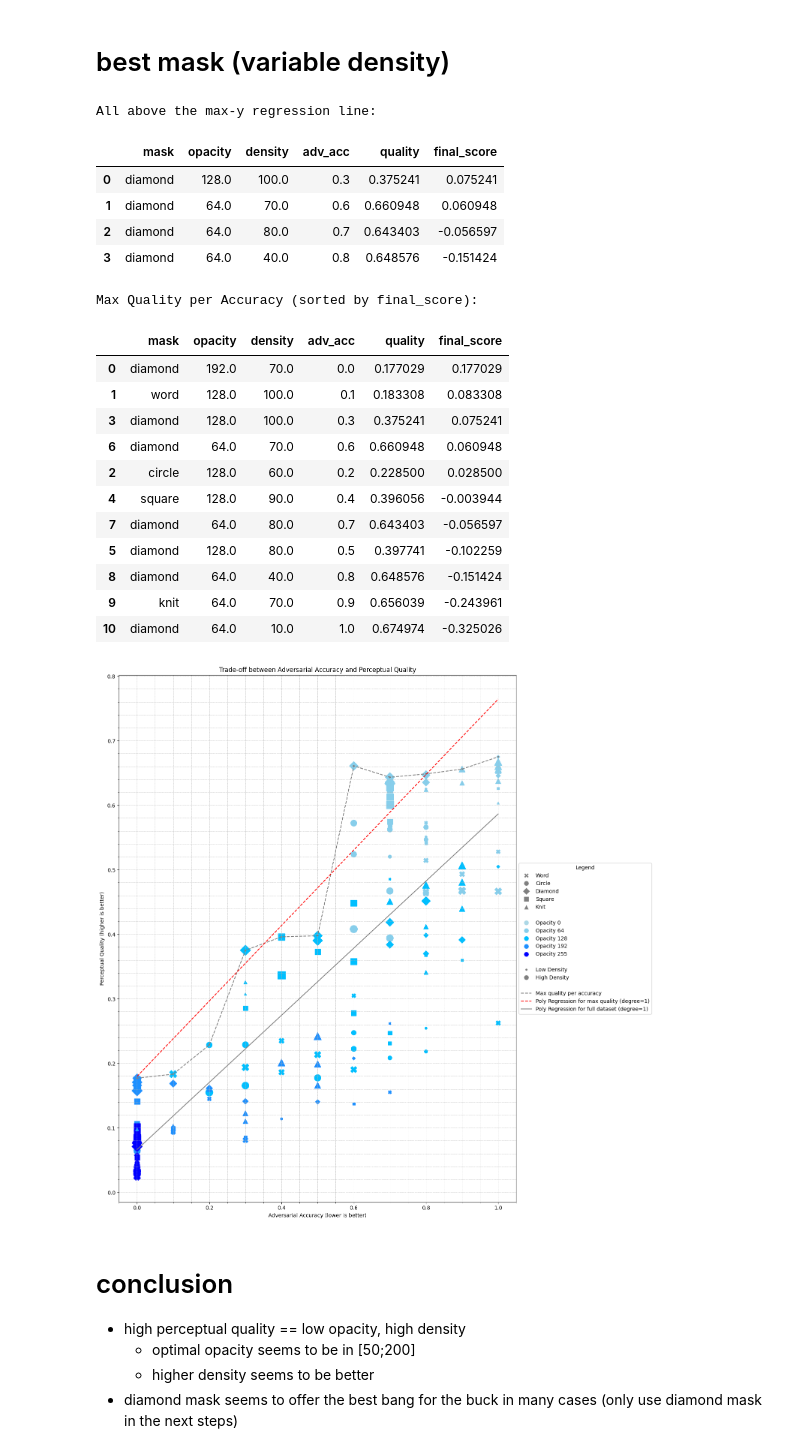
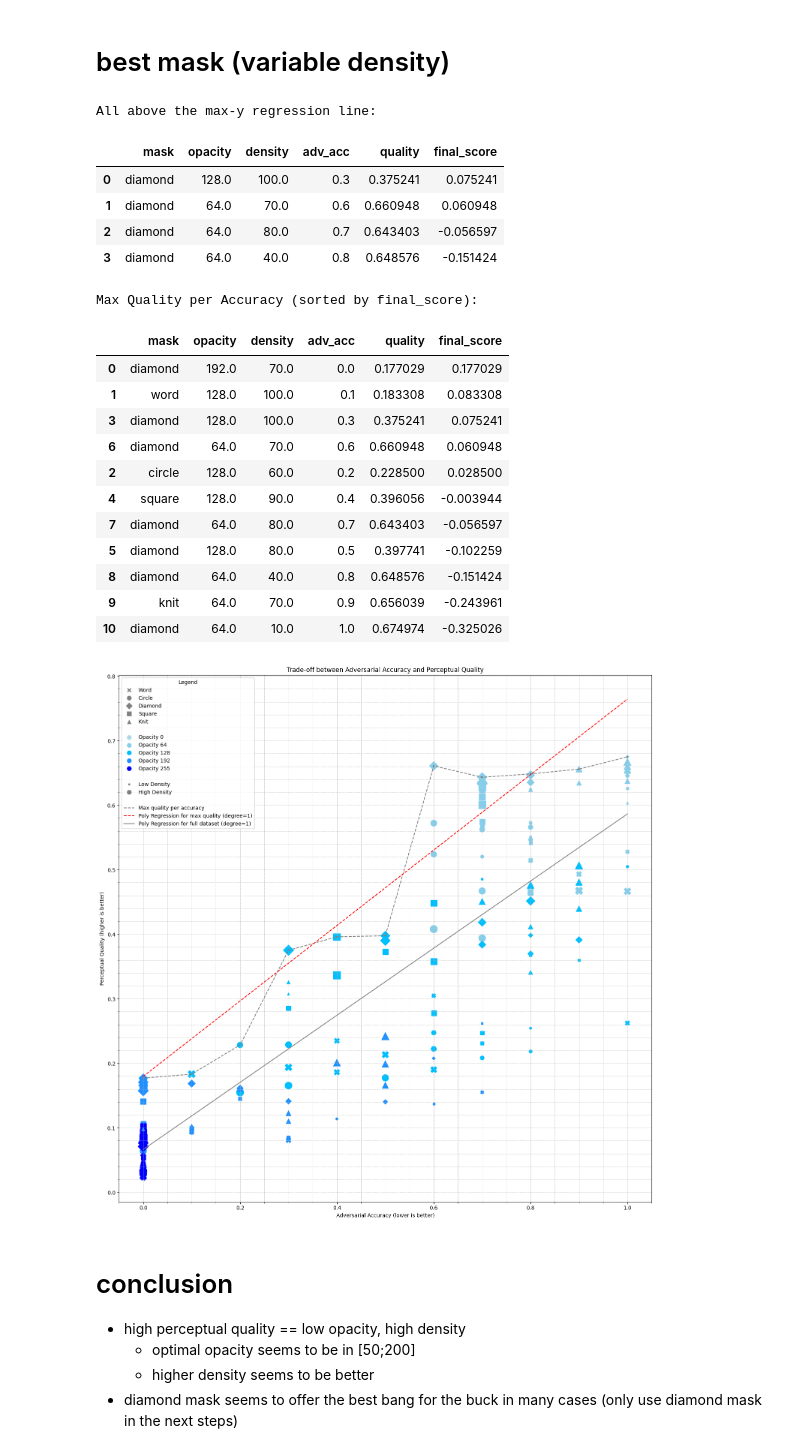
Before and after one commit to ETH-DISCO/advx-bench, a Jupyter notebook: analysis/0-eval_cls_mask.ipynb, the cells around one changed output. Saved outputs shown, nothing was run; the diff lists cells and outputs as text; code cells hidden in the pictures.

```diff
--- a/analysis/0-eval_cls_mask.ipynb
+++ b/analysis/0-eval_cls_mask.ipynb
@@ -400,37 +400,37 @@ legend_elements.append(plt.Line2D([0], [0], color='red', linestyle='--', label=f
 # legend for polynomial regression
 legend_elements.append(plt.Line2D([0], [0], color='gray', label=f'Poly Regression for full dataset (degree={total_degree})'))
 
-plt.legend(handles=legend_elements, title='Legend', loc='center left', bbox_to_anchor=(1, 0.5))
+plt.legend(handles=legend_elements, title='Legend', loc='upper left')
 
 # add grid
 plt.grid(True, which='both', linestyle='--', linewidth=0.5)
 plt.minorticks_on()
 plt.gca().xaxis.set_minor_locator(AutoMinorLocator())
 plt.gca().yaxis.set_minor_locator(AutoMinorLocator())
 
 plt.tight_layout()
 plt.show()
 # %% [output]
 All above the max-y regression line:
 |  | mask | opacity | density | adv_acc | quality | final_score |
 | 0 | diamond | 128.0 | 100.0 | 0.3 | 0.375241 | 0.075241 |
 | 1 | diamond | 64.0 | 70.0 | 0.6 | 0.660948 | 0.060948 |
 | 2 | diamond | 64.0 | 80.0 | 0.7 | 0.643403 | -0.056597 |
 | 3 | diamond | 64.0 | 40.0 | 0.8 | 0.648576 | -0.151424 |
 Max Quality per Accuracy (sorted by final_score):
 |  | mask | opacity | density | adv_acc | quality | final_score |
 | 0 | diamond | 192.0 | 70.0 | 0.0 | 0.177029 | 0.177029 |
 | 1 | word | 128.0 | 100.0 | 0.1 | 0.183308 | 0.083308 |
 | 3 | diamond | 128.0 | 100.0 | 0.3 | 0.375241 | 0.075241 |
 | 6 | diamond | 64.0 | 70.0 | 0.6 | 0.660948 | 0.060948 |
 | 2 | circle | 128.0 | 60.0 | 0.2 | 0.228500 | 0.028500 |
 | 4 | square | 128.0 | 90.0 | 0.4 | 0.396056 | -0.003944 |
 | 7 | diamond | 64.0 | 80.0 | 0.7 | 0.643403 | -0.056597 |
 | 5 | diamond | 128.0 | 80.0 | 0.5 | 0.397741 | -0.102259 |
 | 8 | diamond | 64.0 | 40.0 | 0.8 | 0.648576 | -0.151424 |
 | 9 | knit | 64.0 | 70.0 | 0.9 | 0.656039 | -0.243961 |
 | 10 | diamond | 64.0 | 10.0 | 1.0 | 0.674974 | -0.325026 |
-[figure, old version]
+[figure, new version]
 # %% [markdown]
 # conclusion
 
```
Also changed, not shown: parts of 1 cell of this notebook.
